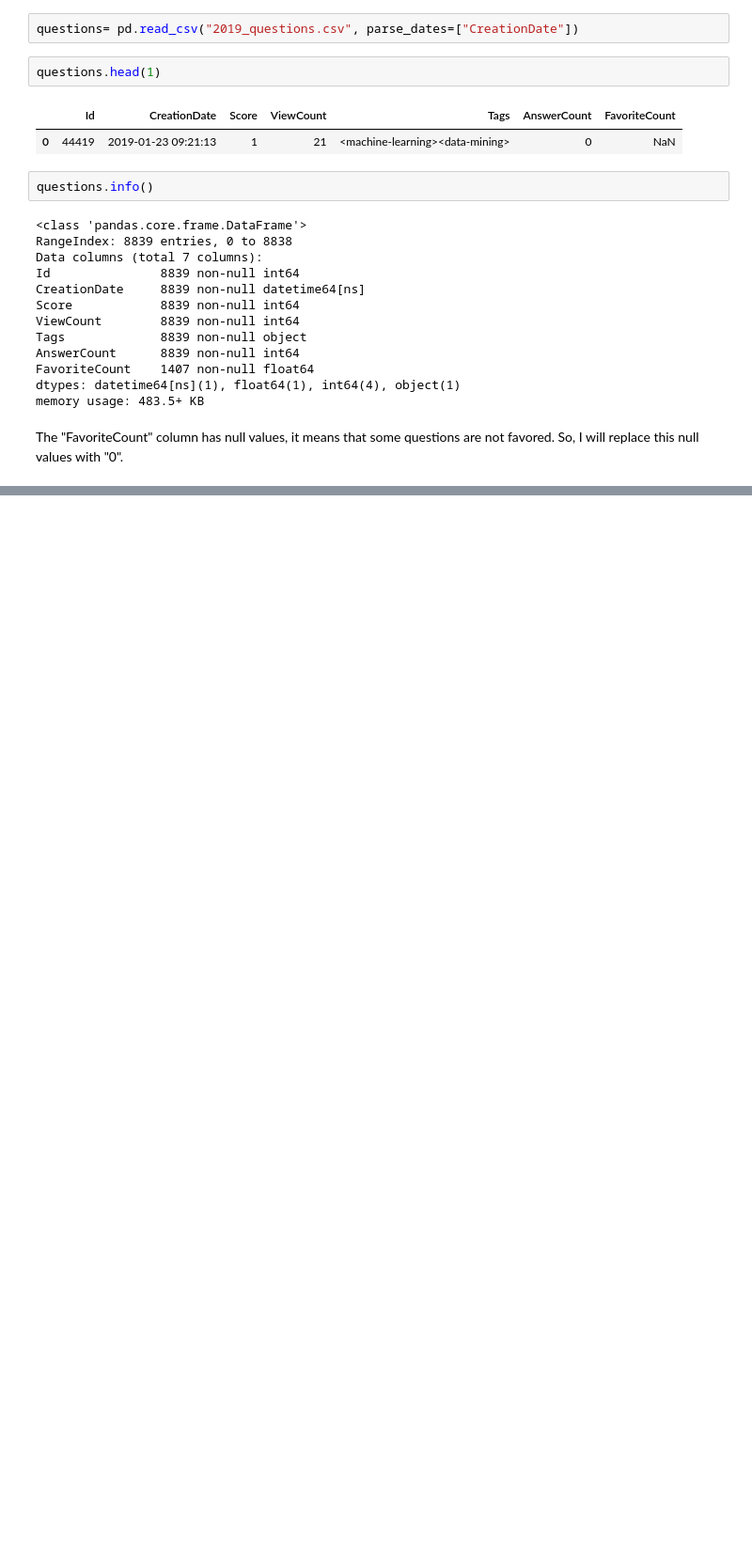
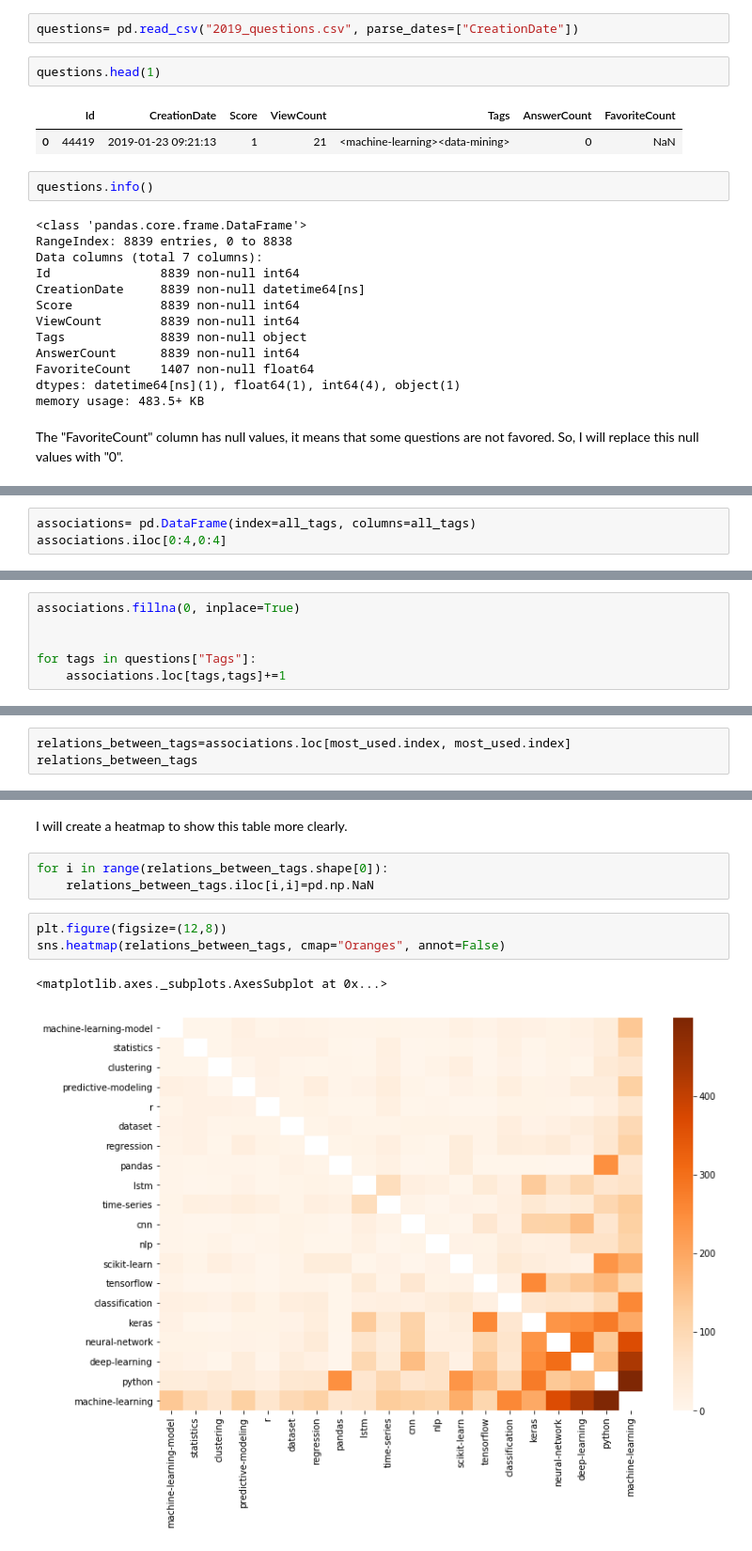
Before and after one commit to shylkymc/A-Data-Science-Project, a Jupyter notebook: A Data Science Project.ipynb, the cells around one changed output, grey strips where cells are left out. Shown: that part at 94% size. Drawn from its saved outputs; the diff is of its cells as text; blank space fills up the shorter version.

```diff
--- a/A Data Science Project.ipynb
+++ b/A Data Science Project.ipynb
@@ -51,0 +193,3 @@ The "FavoriteCount" column has null values, it means that some questions are not
+# %%
+associations= pd.DataFrame(index=all_tags, columns=all_tags)
+associations.iloc[0:4,0:4]
@@ -51,0 +204,6 @@ The "FavoriteCount" column has null values, it means that some questions are not
+# %%
+associations.fillna(0, inplace=True)
+
+
+for tags in questions["Tags"]:
+    associations.loc[tags,tags]+=1
@@ -51,0 +220,3 @@ The "FavoriteCount" column has null values, it means that some questions are not
+# %%
+relations_between_tags=associations.loc[most_used.index, most_used.index]
+relations_between_tags
@@ -51,0 +273,11 @@ The "FavoriteCount" column has null values, it means that some questions are not
+# %% [markdown]
+I will create a heatmap to show this table more clearly.
+# %%
+for i in range(relations_between_tags.shape[0]):
+    relations_between_tags.iloc[i,i]=pd.np.NaN
+# %%
+plt.figure(figsize=(12,8))
+sns.heatmap(relations_between_tags, cmap="Oranges", annot=False)
+# %% [output]
+<matplotlib.axes._subplots.AxesSubplot at 0x...>
+[figure, added]
```
Also changed, not shown: parts of 51 cells of this notebook.
